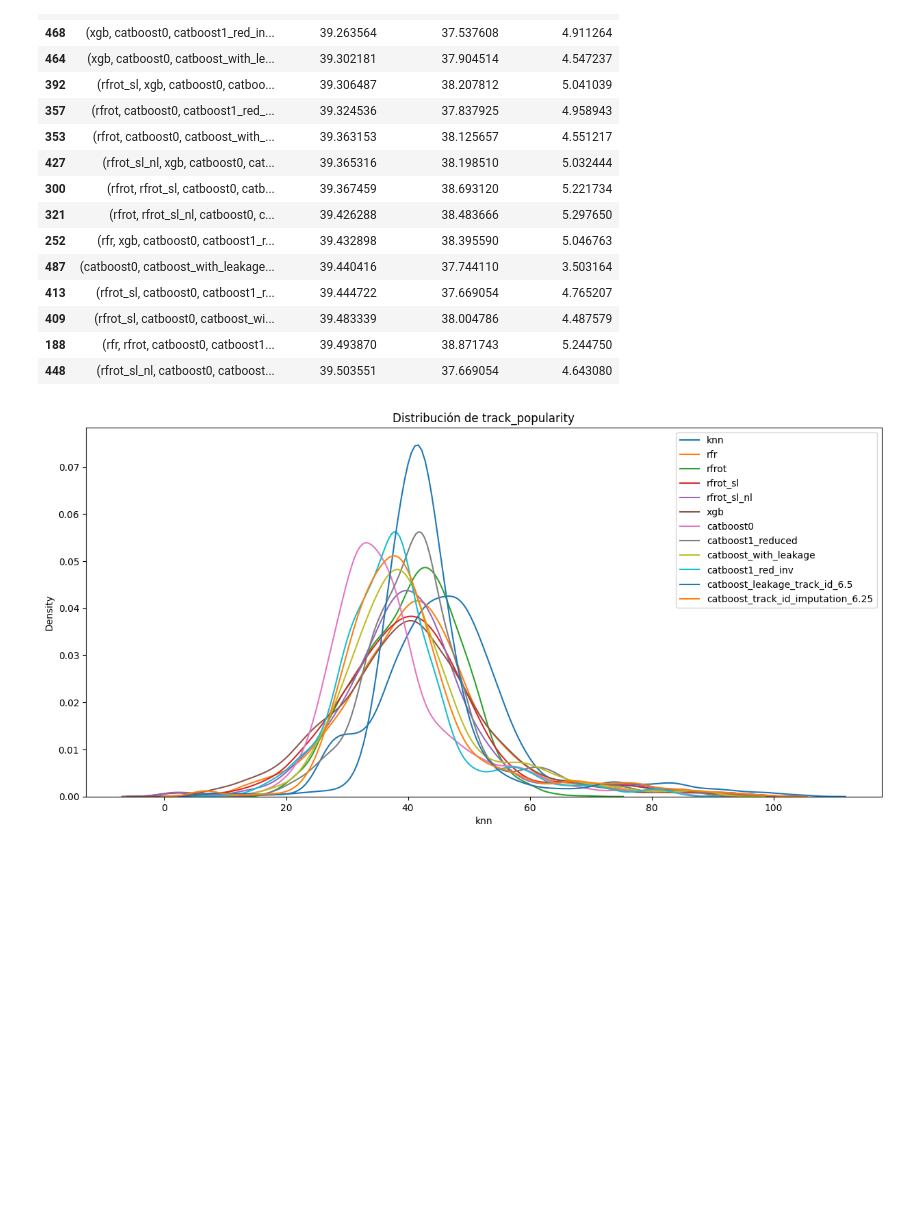
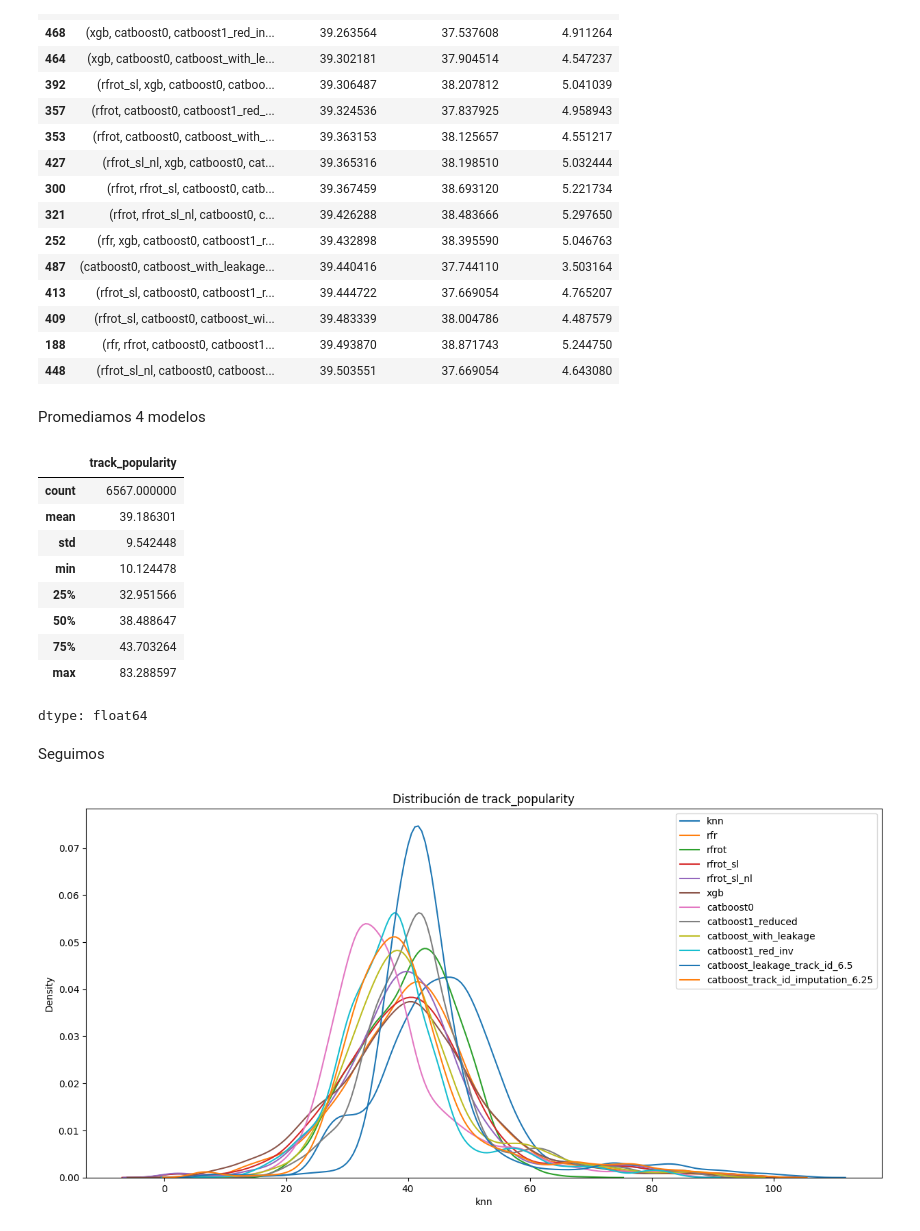
Before and after one commit to ichiP245/TP_Kaggle_Predictivo, a Jupyter notebook: Notebooks/AnalisisSubmissions.ipynb, the cells around one changed output. Cells and saved outputs as stored; diff of their text form; code cells hidden in the pictures; blank space fills up the shorter version.

```diff
--- a/Notebooks/AnalisisSubmissions.ipynb
+++ b/Notebooks/AnalisisSubmissions.ipynb
@@ -236,6 +301,29 @@ df_results4.sort_values(by='mean_of_means', ascending=True).head(15)
 | 409 | (rfrot_sl, catboost0, catboost_wi... | 39.483339 | 38.004786 | 4.487579 |
 | 188 | (rfr, rfrot, catboost0, catboost1... | 39.493870 | 38.871743 | 5.244750 |
 | 448 | (rfrot_sl_nl, catboost0, catboost... | 39.503551 | 37.669054 | 4.643080 |
+# %% [markdown]
+Promediamos 4 modelos
+# %%
+df_promedios_4_modelos = pd.DataFrame({
+    'ID':df['ID'],
+    'track_popularity':df2[['rfrot', 'catboost0', 'xgb', 'catboost1_red_inv']].mean(axis=1)
+})
+
+df_promedios_4_modelos.to_csv('prom_4_modelos_BIEN.csv', index=False)
+df_promedios_4_modelos['track_popularity'].describe()
+# %% [output]
+|  | track_popularity |
+| count | 6567.000000 |
+| mean | 39.186301 |
+| std | 9.542448 |
+| min | 10.124478 |
+| 25% | 32.951566 |
+| 50% | 38.488647 |
+| 75% | 43.703264 |
+| max | 83.288597 |
+dtype: float64
+# %% [markdown]
+Seguimos
 # %%
 plt.figure(figsize=(15, 7))
 
```
Also changed, not shown: parts of 21 cells of this notebook.
